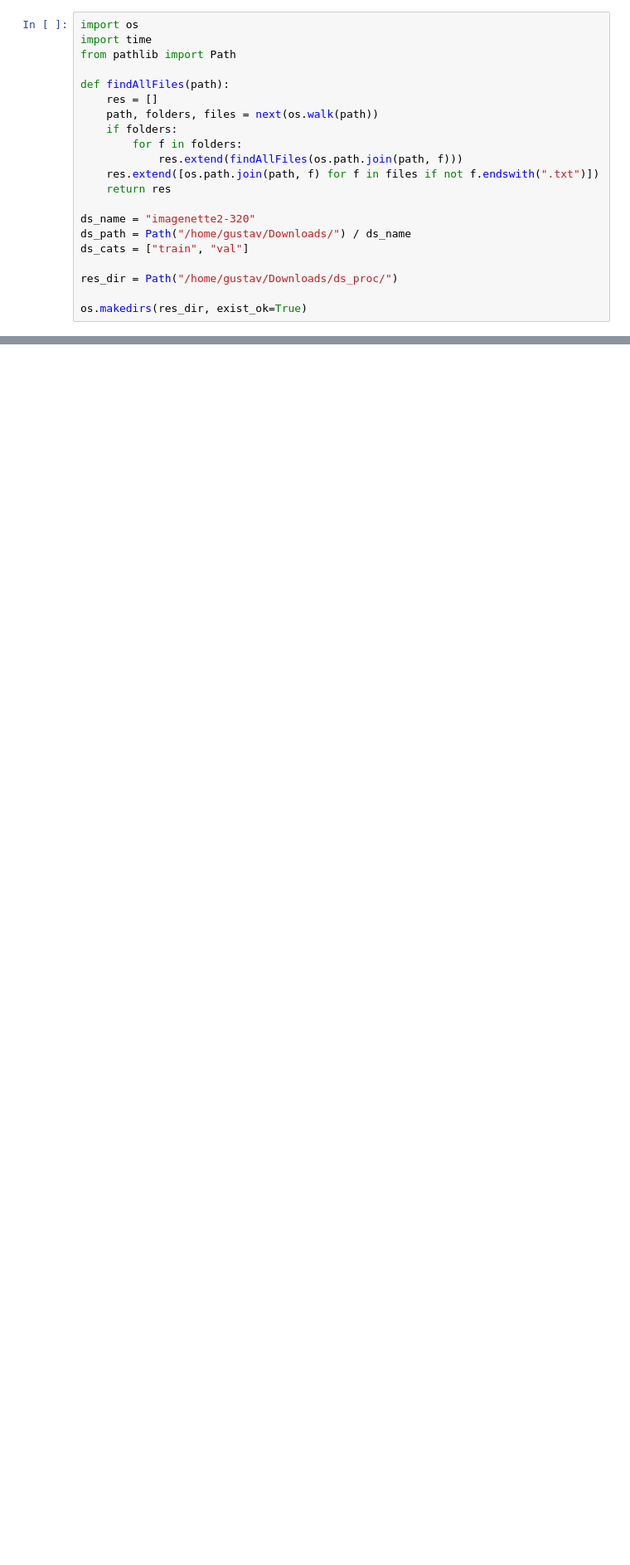
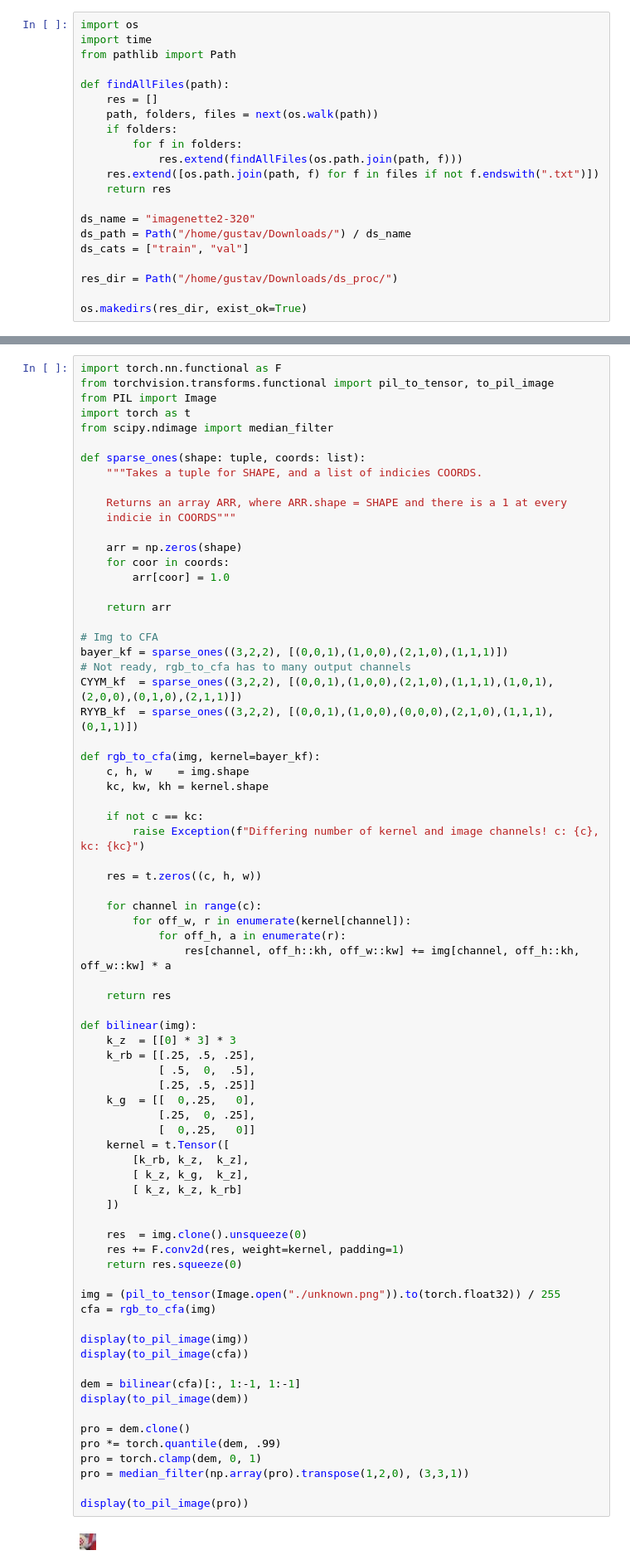
Before and after one commit to GustavMH/cfa-raw, a Jupyter notebook: notebooks/im_prep.ipynb, the cells around one changed output, grey strips where cells are left out. Shown at 83% size. Drawn from its saved outputs; the diff is of its cells as text; blank space fills up the shorter version.

```diff
--- a/notebooks/im_prep.ipynb
+++ b/notebooks/im_prep.ipynb
@@ -188,0 +182,76 @@ display(Image.fromarray(img_rgb[]))
+# %%
+import torch.nn.functional as F
+from torchvision.transforms.functional import pil_to_tensor, to_pil_image
+from PIL import Image
+import torch as t
+from scipy.ndimage import median_filter
+
+def sparse_ones(shape: tuple, coords: list):
+    """Takes a tuple for SHAPE, and a list of indicies COORDS.
+
+    Returns an array ARR, where ARR.shape = SHAPE and there is a 1 at every
+    indicie in COORDS"""
+
+    arr = np.zeros(shape)
+    for coor in coords:
+        arr[coor] = 1.0
+
+    return arr
+
+# Img to CFA
+bayer_kf = sparse_ones((3,2,2), [(0,0,1),(1,0,0),(2,1,0),(1,1,1)])
+# Not ready, rgb_to_cfa has to many output channels
+CYYM_kf  = sparse_ones((3,2,2), [(0,0,1),(1,0,0),(2,1,0),(1,1,1),(1,0,1),(2,0,0),(0,1,0),(2,1,1)])
+RYYB_kf  = sparse_ones((3,2,2), [(0,0,1),(1,0,0),(0,0,0),(2,1,0),(1,1,1),(0,1,1)])
+
+def rgb_to_cfa(img, kernel=bayer_kf):
+    c, h, w    = img.shape
+    kc, kw, kh = kernel.shape
+
+    if not c == kc:
+        raise Exception(f"Differing number of kernel and image channels! c: {c}, kc: {kc}")
+
+    res = t.zeros((c, h, w))
+
+    for channel in range(c):
+        for off_w, r in enumerate(kernel[channel]):
+            for off_h, a in enumerate(r):
+                res[channel, off_h::kh, off_w::kw] += img[channel, off_h::kh, off_w::kw] * a
+
+    return res
+
+def bilinear(img):
+    k_z  = [[0] * 3] * 3
+    k_rb = [[.25, .5, .25],
+            [ .5,  0,  .5],
+            [.25, .5, .25]]
+    k_g  = [[  0,.25,   0],
+            [.25,  0, .25],
+            [  0,.25,   0]]
+    kernel = t.Tensor([
+        [k_rb, k_z,  k_z],
+        [ k_z, k_g,  k_z],
+        [ k_z, k_z, k_rb]
+    ])
+
+    res  = img.clone().unsqueeze(0)
+    res += F.conv2d(res, weight=kernel, padding=1)
+    return res.squeeze(0)
+
+img = (pil_to_tensor(Image.open("./unknown.png")).to(torch.float32)) / 255
+cfa = rgb_to_cfa(img)
+
+display(to_pil_image(img))
+display(to_pil_image(cfa))
+
+dem = bilinear(cfa)[:, 1:-1, 1:-1]
+display(to_pil_image(dem))
+
+pro = dem.clone()
+pro *= torch.quantile(dem, .99)
+pro = torch.clamp(dem, 0, 1)
+pro = median_filter(np.array(pro).transpose(1,2,0), (3,3,1))
+
+display(to_pil_image(pro))
+# %% [output]
+[figure, added]
```
Also changed, not shown: parts of 9 cells of this notebook, 1 other file.
